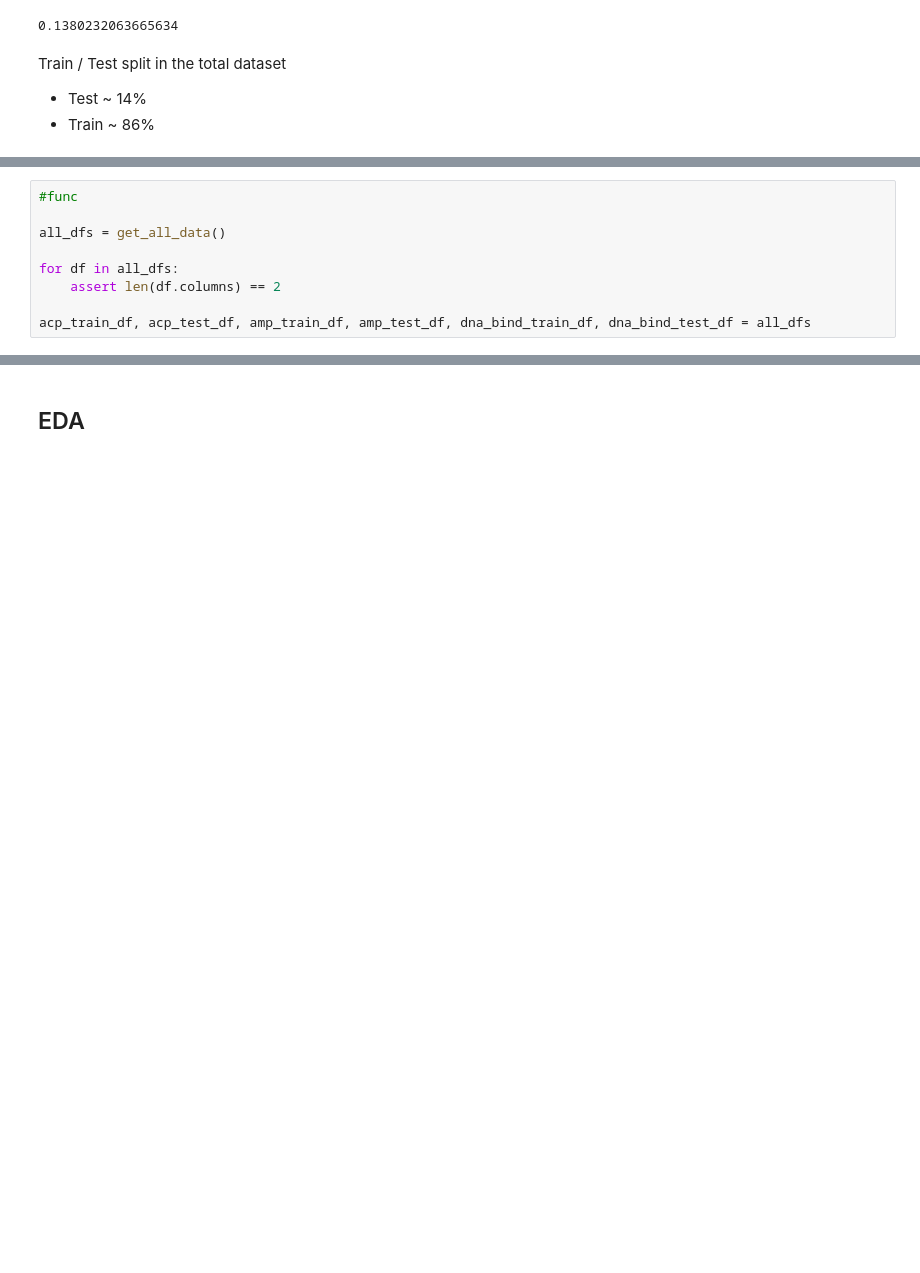
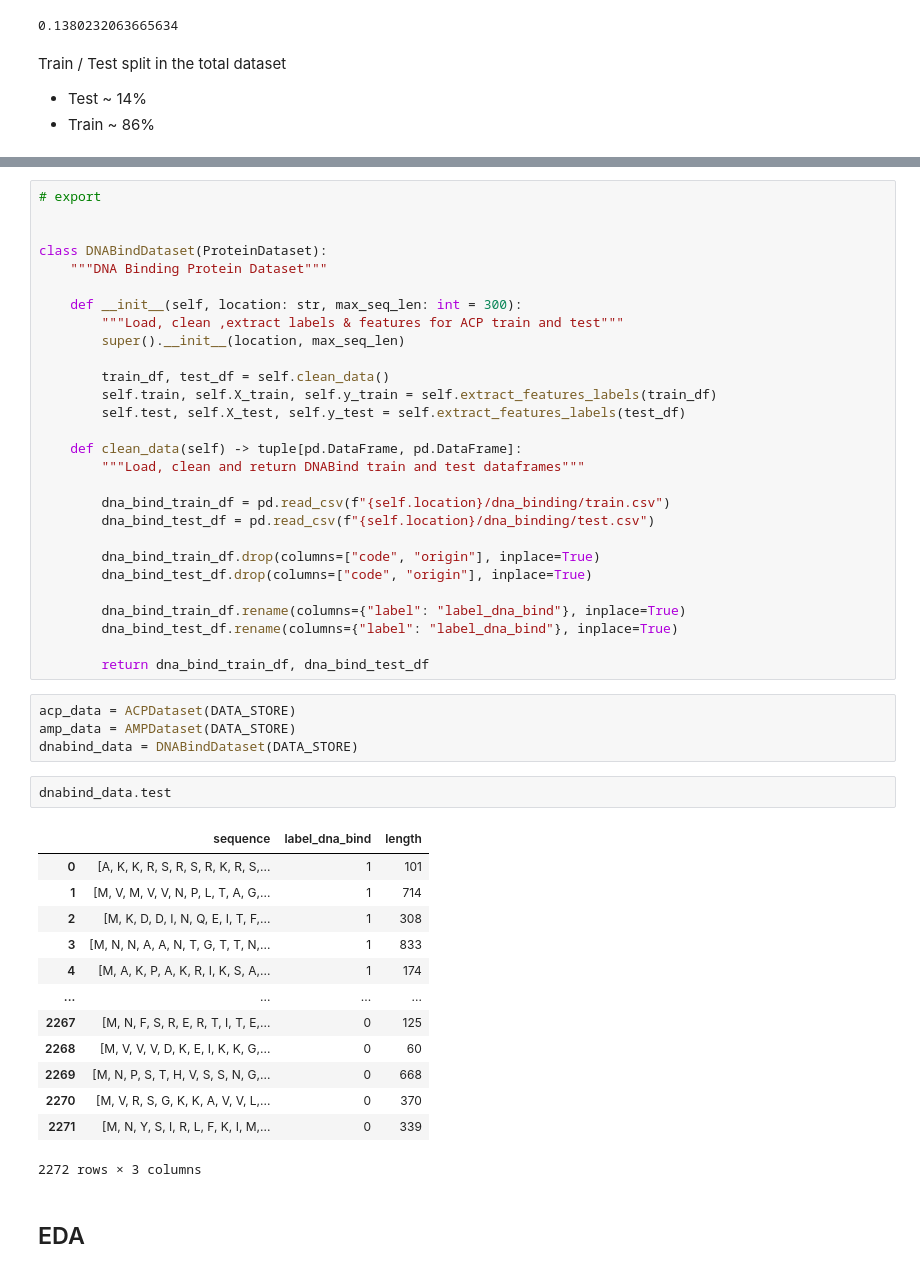
Before and after one commit to vin00d/peptide, a Jupyter notebook: 01_preprocessing_data.ipynb, the cells around one changed output, grey strips where cells are left out. Drawn from its saved outputs; the diff is of its cells as text; blank space fills up the shorter version.

```diff
--- a/01_preprocessing_data.ipynb
+++ b/01_preprocessing_data.ipynb
@@ -230,9 +231,0 @@ Test everything above
-# %%
-#func
-
-all_dfs = get_all_data()
-
-for df in all_dfs:
-    assert len(df.columns) == 2
-
-acp_train_df, acp_test_df, amp_train_df, amp_test_df, dna_bind_train_df, dna_bind_test_df = all_dfs
@@ -388,3 +325,51 @@ labels
+# %%
+# export
+
+
+class DNABindDataset(ProteinDataset):
+    """DNA Binding Protein Dataset"""
+
+    def __init__(self, location: str, max_seq_len: int = 300):
+        """Load, clean ,extract labels & features for ACP train and test"""
+        super().__init__(location, max_seq_len)
+
+        train_df, test_df = self.clean_data()
+        self.train, self.X_train, self.y_train = self.extract_features_labels(train_df)
+        self.test, self.X_test, self.y_test = self.extract_features_labels(test_df)
+
+    def clean_data(self) -> tuple[pd.DataFrame, pd.DataFrame]:
+        """Load, clean and return DNABind train and test dataframes"""
+
+        dna_bind_train_df = pd.read_csv(f"{self.location}/dna_binding/train.csv")
+        dna_bind_test_df = pd.read_csv(f"{self.location}/dna_binding/test.csv")
+
+        dna_bind_train_df.drop(columns=["code", "origin"], inplace=True)
+        dna_bind_test_df.drop(columns=["code", "origin"], inplace=True)
+
+        dna_bind_train_df.rename(columns={"label": "label_dna_bind"}, inplace=True)
+        dna_bind_test_df.rename(columns={"label": "label_dna_bind"}, inplace=True)
+
+        return dna_bind_train_df, dna_bind_test_df
+# %%
+acp_data = ACPDataset(DATA_STORE)
+amp_data = AMPDataset(DATA_STORE)
+dnabind_data = DNABindDataset(DATA_STORE)
+# %%
+dnabind_data.test
+# %% [output]
+|  | sequence | label_dna_bind | length |
+| 0 | [A, K, K, R, S, R, S, R, K, R, S,... | 1 | 101 |
+| 1 | [M, V, M, V, V, N, P, L, T, A, G,... | 1 | 714 |
+| 2 | [M, K, D, D, I, N, Q, E, I, T, F,... | 1 | 308 |
+| 3 | [M, N, N, A, A, N, T, G, T, T, N,... | 1 | 833 |
+| 4 | [M, A, K, P, A, K, R, I, K, S, A,... | 1 | 174 |
+| ... | ... | ... | ... |
+| 2267 | [M, N, F, S, R, E, R, T, I, T, E,... | 0 | 125 |
+| 2268 | [M, V, V, V, D, K, E, I, K, K, G,... | 0 | 60 |
+| 2269 | [M, N, P, S, T, H, V, S, S, N, G,... | 0 | 668 |
+| 2270 | [M, V, R, S, G, K, K, A, V, V, L,... | 0 | 370 |
+| 2271 | [M, N, Y, S, I, R, L, F, K, I, M,... | 0 | 339 |
+2272 rows × 3 columns
 # %% [markdown]
 ## EDA
 # %%
```
Also changed, not shown: parts of 58 cells of this notebook, 4 other files.
